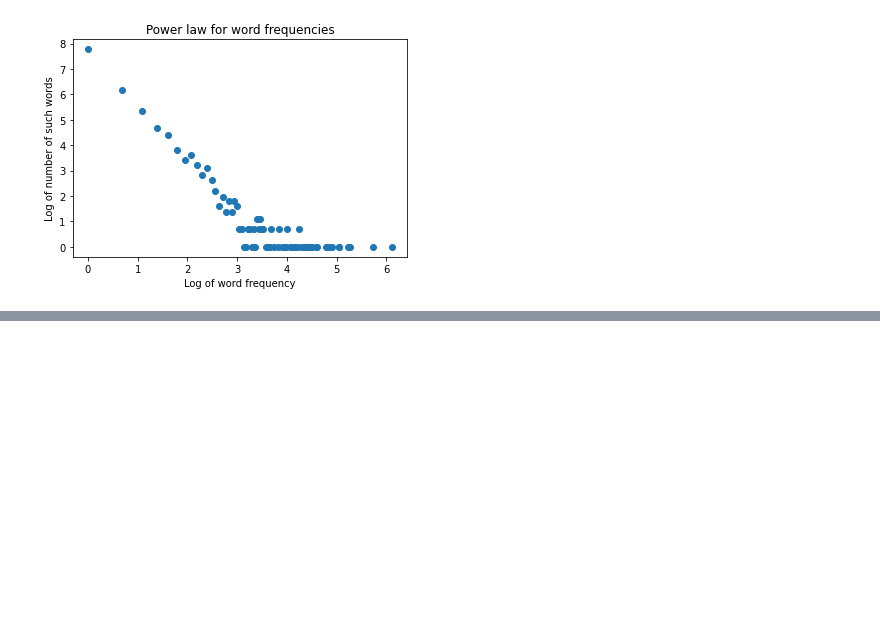
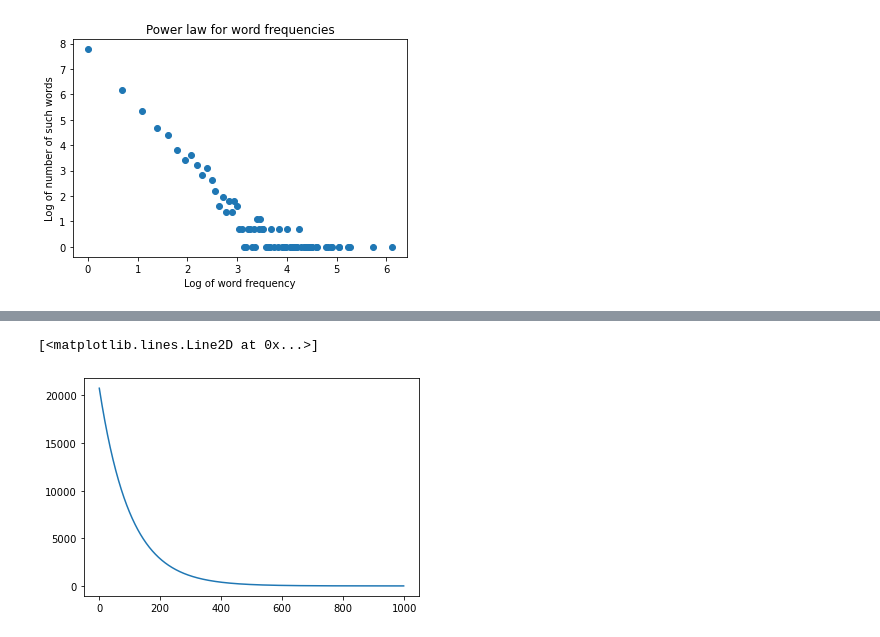
Before and after one commit to RRisto/learning, a Jupyter notebook: statistics/distributions/power_law.ipynb, the cells around one changed output, grey strips where cells are left out. Cells and saved outputs as stored; diff of their text form; code cells hidden in the pictures; blank space fills up the shorter version.

```diff
--- a/statistics/distributions/power_law.ipynb
+++ b/statistics/distributions/power_law.ipynb
@@ -104,0 +117,5 @@ Counter({77: 1,
+# %%
+plt.plot(y_e)
+# %% [output]
+[<matplotlib.lines.Line2D at 0x...>]
+[figure, added]
```
Also changed, not shown: parts of 24 cells of this notebook.
